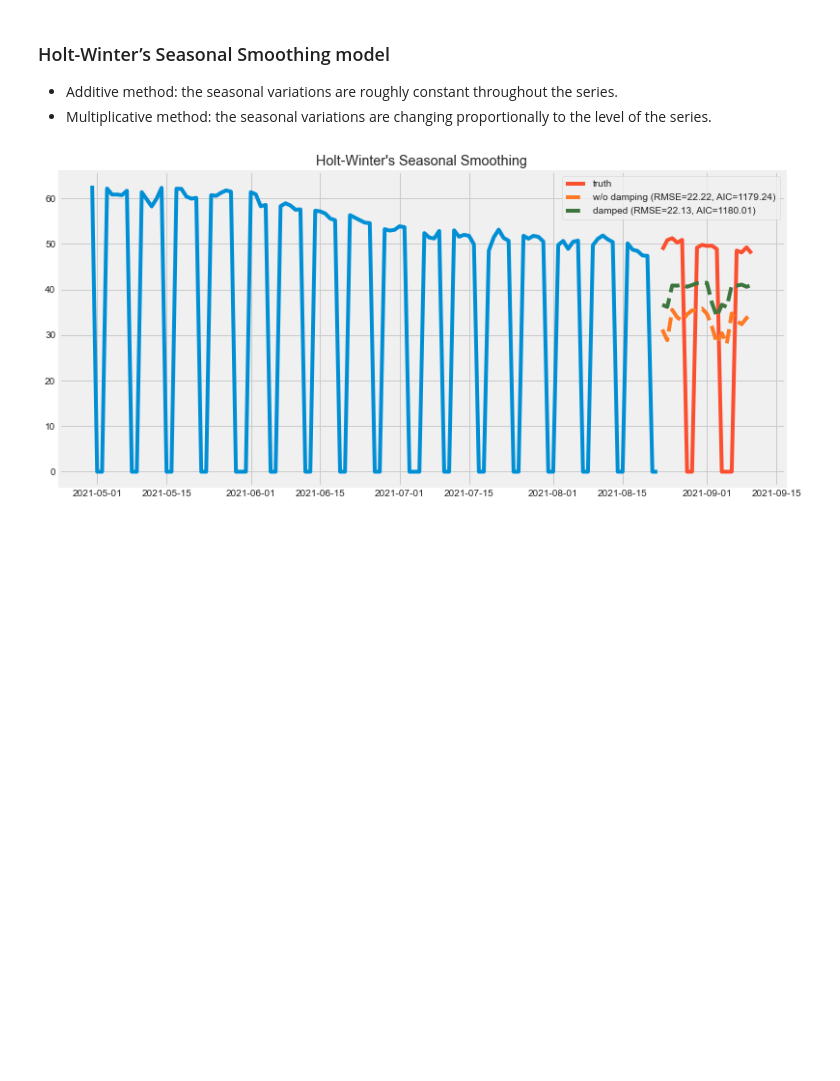
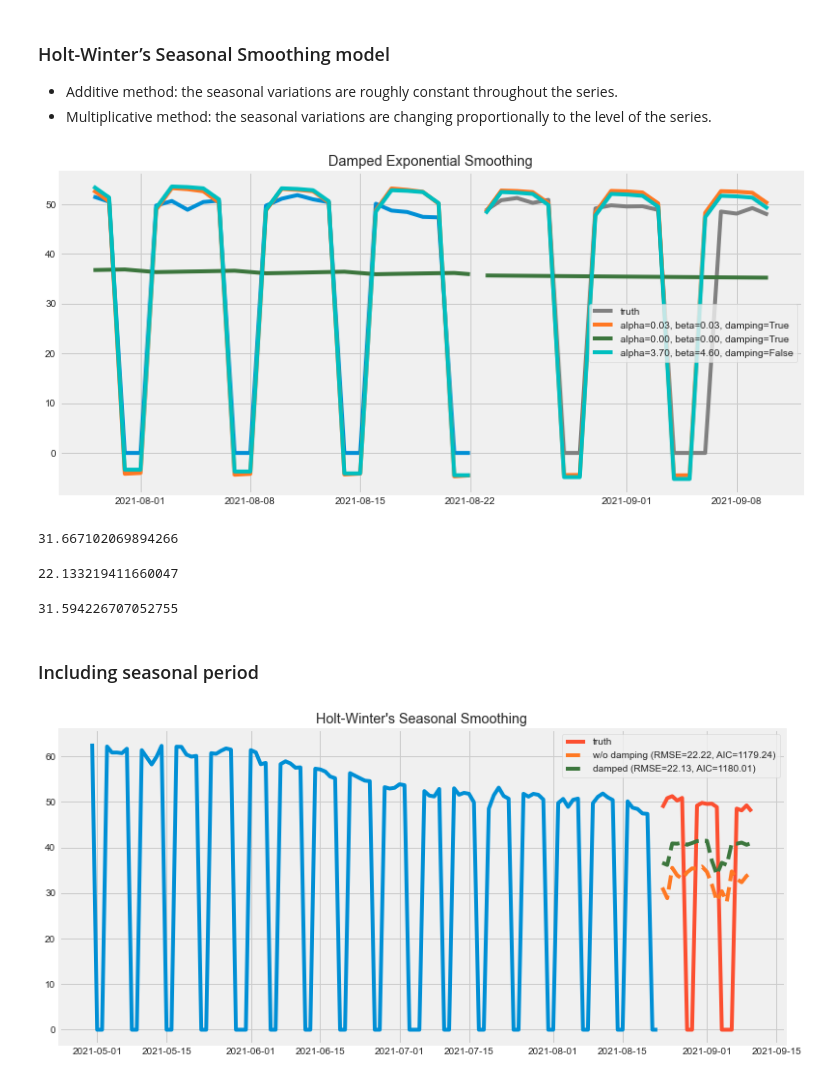
Before and after one commit to miazfryer/airlines_stocks, a Jupyter notebook: 03_Expoential_model.ipynb, the cells around one changed output. Drawn from its saved outputs; the diff is of its cells as text; code cells hidden in the pictures; blank space fills up the shorter version.

```diff
--- a/03_Expoential_model.ipynb
+++ b/03_Expoential_model.ipynb
@@ -300,6 +292,43 @@ comparing forecasting performance of non-seasonal methods.
 
 * Additive method: the seasonal variations are roughly constant throughout the series.
 * Multiplicative method: the seasonal variations are changing proportionally to the level of the series.
+# %%
+model = ExponentialSmoothing((train['Close']), trend='add', seasonal='add',damped=True)
+model2 = ExponentialSmoothing(train['Close'], trend='add', seasonal=None, damped=True)
+model3 = ExponentialSmoothing(train['Close'], trend='add', seasonal='add', damped=False)
+model._index = pd.to_datetime(train.index)
+
+fit1 = model.fit()
+fit2 = model2.fit()
+fit3 = model3.fit()
+pred1 = fit1.forecast(19)
+pred2 = fit2.forecast(19)
+pred3 = fit3.forecast(19)
+
+fig, ax = plt.subplots(figsize=(12, 6))
+ax.plot(train.index[150:], train.values[150:])
+ax.plot(test.index, test.values, color="gray", label="truth")
+
+for p, f, c in zip((pred1, pred2,pred3),(fit1, fit2,fit3),('#ff7823','#3c763d','c')):
+    ax.plot(train.index[150:], f.fittedvalues[150:], color=c)
+    ax.plot(test.index, p, label="alpha="+str(f.params['smoothing_level'])[:4]+", beta="+str(f.params['smoothing_trend'])[:4]+ ", damping="+str(True if f.params['damping_trend']>0 else False), color=c)
+
+ax.set_title("Damped Exponential Smoothing");
+plt.legend();
+# %% [output]
+[figure, new version]
+# %%
+sse1 = np.sqrt(np.mean(np.square(test.values - pred1.values)))
+sse2 = np.sqrt(np.mean(np.square(test.values - pred2.values)))
+sse3 = np.sqrt(np.mean(np.square(test.values - pred3.values)))
+
+display(sse1,sse2, sse3)
+# %% [output]
+31.667102069894266
+22.133219411660047
+31.594226707052755
+# %% [markdown]
+### Including seasonal period
 # %%
 
 model1= ExponentialSmoothing(train, trend="add", seasonal="add", seasonal_periods=12)
```
Also changed, not shown: parts of 13 cells of this notebook.
